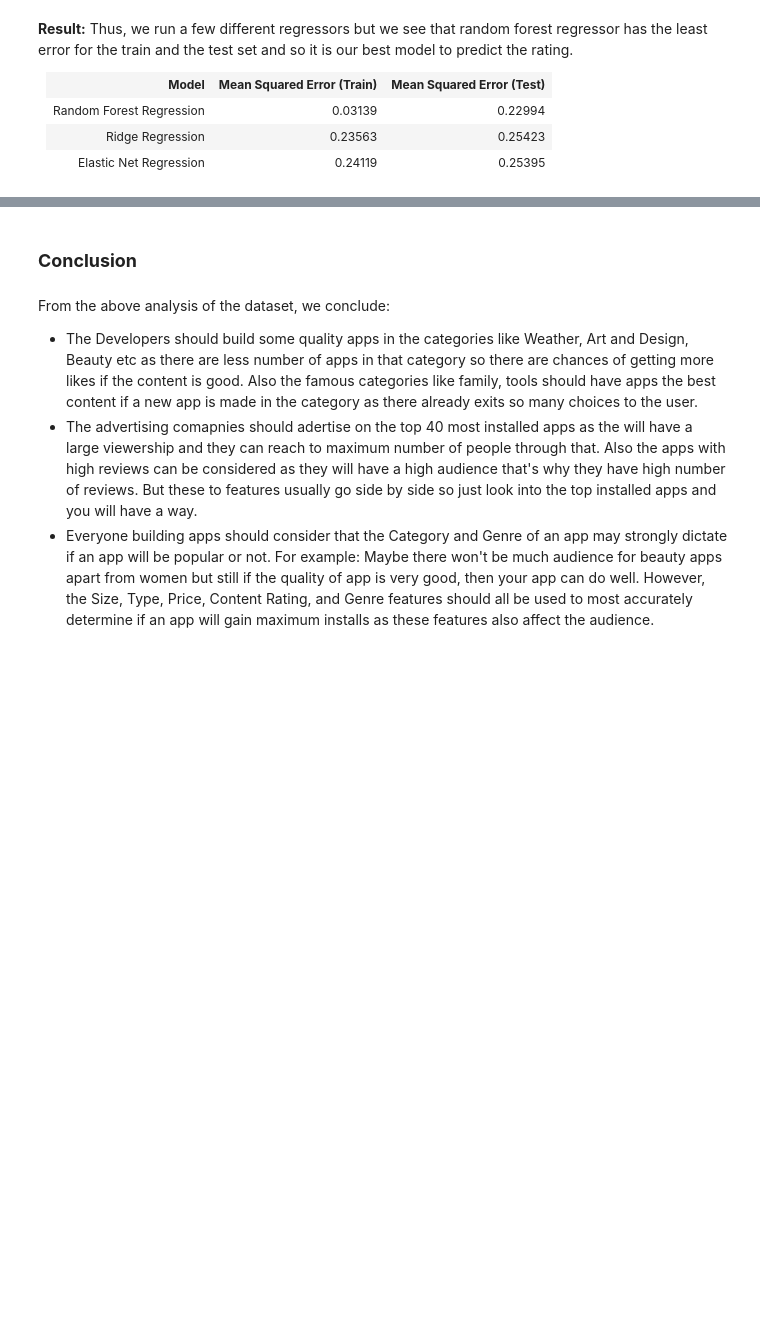
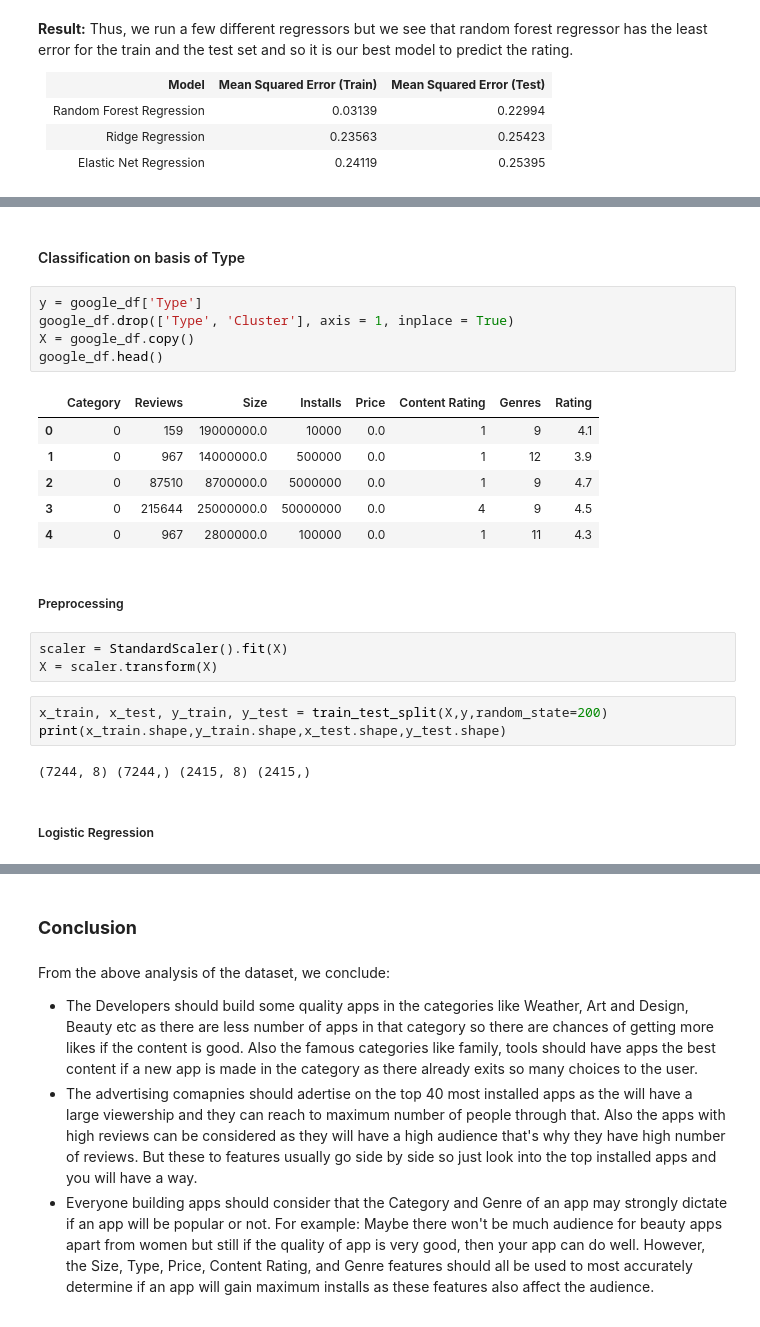
Before and after one commit to nishtha489/Coursera-Data-Science-Capstone, a Jupyter notebook: App_Rating.ipynb, the cells around one changed output, grey strips where cells are left out. Saved outputs shown, nothing was run; the diff lists cells and outputs as text; blank space fills up the shorter version.

```diff
--- a/App_Rating.ipynb
+++ b/App_Rating.ipynb
@@ -1010,0 +1158,26 @@ plt.show()
+# %% [markdown]
+#### Classification on basis of Type
+# %%
+y = google_df['Type']
+google_df.drop(['Type', 'Cluster'], axis = 1, inplace = True)
+X = google_df.copy()
+google_df.head()
+# %% [output]
+|  | Category | Reviews | Size | Installs | Price | Content Rating | Genres | Rating |
+| 0 | 0 | 159 | 19000000.0 | 10000 | 0.0 | 1 | 9 | 4.1 |
+| 1 | 0 | 967 | 14000000.0 | 500000 | 0.0 | 1 | 12 | 3.9 |
+| 2 | 0 | 87510 | 8700000.0 | 5000000 | 0.0 | 1 | 9 | 4.7 |
+| 3 | 0 | 215644 | 25000000.0 | 50000000 | 0.0 | 4 | 9 | 4.5 |
+| 4 | 0 | 967 | 2800000.0 | 100000 | 0.0 | 1 | 11 | 4.3 |
+# %% [markdown]
+##### Preprocessing
+# %%
+scaler = StandardScaler().fit(X)
+X = scaler.transform(X)
+# %%
+x_train, x_test, y_train, y_test = train_test_split(X,y,random_state=200)
+print(x_train.shape,y_train.shape,x_test.shape,y_test.shape)
+# %% [output]
+(7244, 8) (7244,) (2415, 8) (2415,)
+# %% [markdown]
+##### Logistic Regression
```
Also changed, not shown: parts of 39 cells of this notebook.
